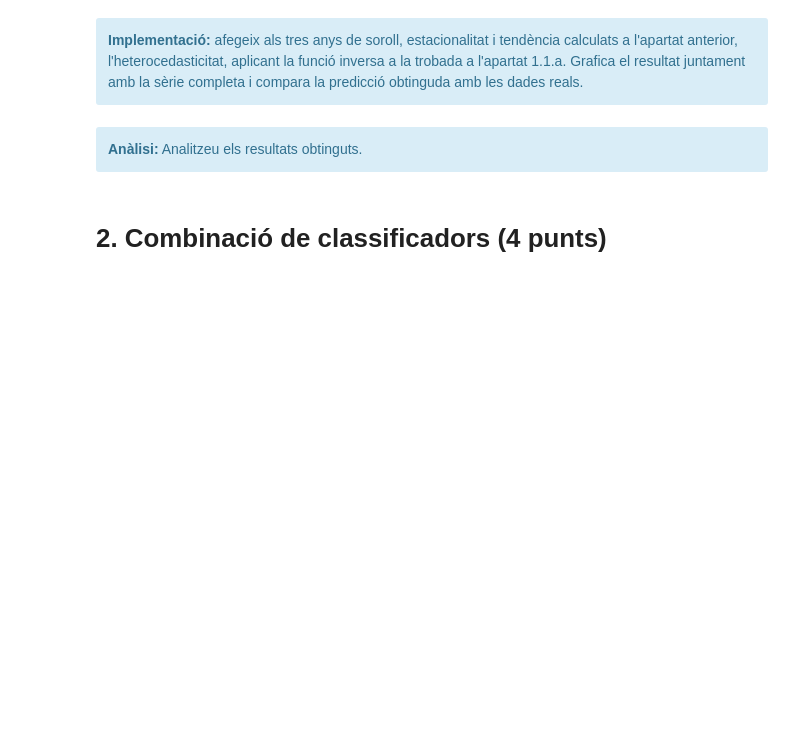
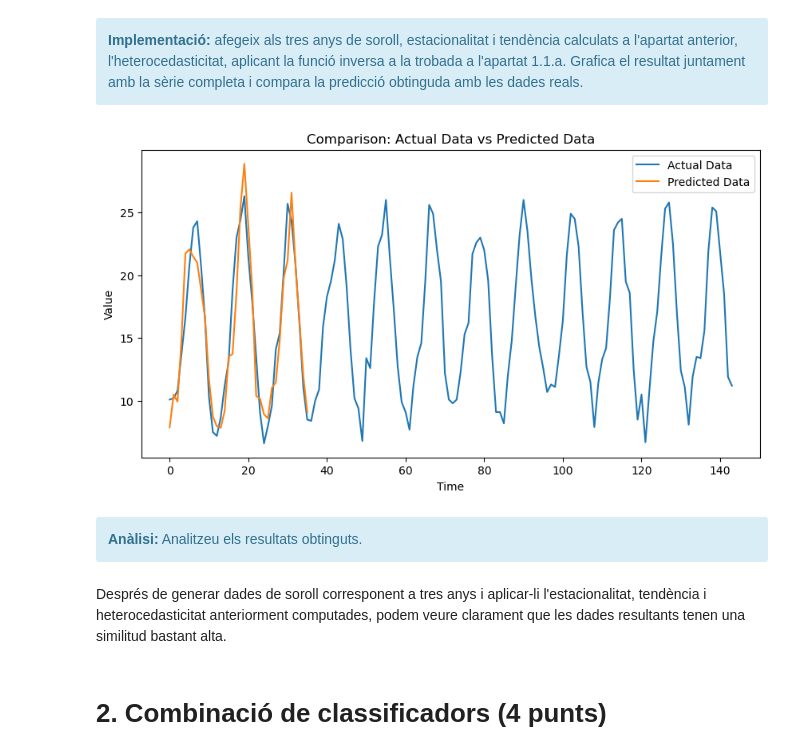
Before and after one commit to xaviermaltas/advancedDataMiningModels, a Jupyter notebook: PAC4/20222_M2.955_PAC4-Enunciat.ipynb, the cells around one changed output. Cells and saved outputs as stored; diff of their text form; code cells hidden in the pictures; blank space fills up the shorter version.

```diff
--- a/PAC4/20222_M2.955_PAC4-Enunciat.ipynb
+++ b/PAC4/20222_M2.955_PAC4-Enunciat.ipynb
@@ -473,10 +462,27 @@ Al primer apartat d'aquesta pràctica hem vist que la sèrie temporal té hetero
 <div class="alert alert-block alert-info">
     <strong>Implementació:</strong> afegeix als tres anys de soroll, estacionalitat i tendència calculats a l'apartat anterior, l'heterocedasticitat, aplicant la funció inversa a la trobada a l'apartat 1.1.a. Grafica el resultat juntament amb la sèrie completa i compara la predicció obtinguda amb les dades reals.
 </div>
+# %%
+# Apply the inverse function of np.log() to reverse the logarithmic transformation
+generated_noise_seasonality_trend_heteroscedasticity_data = np.exp(generated_noise_seasonality_trend_data)
+
+# Plot the result
+plt.figure(figsize=(10, 5))
+plt.plot(train, label='Actual Data')
+plt.plot(generated_noise_seasonality_trend_heteroscedasticity_data, label='Predicted Data')
+plt.xlabel('Time')
+plt.ylabel('Value')
+plt.title('Comparison: Actual Data vs Predicted Data')
+plt.legend()
+plt.show()
+# %% [output]
+[figure, added]
 # %% [markdown]
 <div class="alert alert-block alert-info">
     <strong>Anàlisi:</strong> Analitzeu els resultats obtinguts.
 </div>
+# %% [markdown]
+Després de generar dades de soroll corresponent a tres anys i aplicar-li l'estacionalitat, tendència i heterocedasticitat anteriorment computades, podem veure clarament que les dades resultants tenen una similitud bastant alta.
 # %% [markdown]
 <a id="ej2"></a>
 
```
Also changed, not shown: parts of 5 cells of this notebook, 1 other file.
